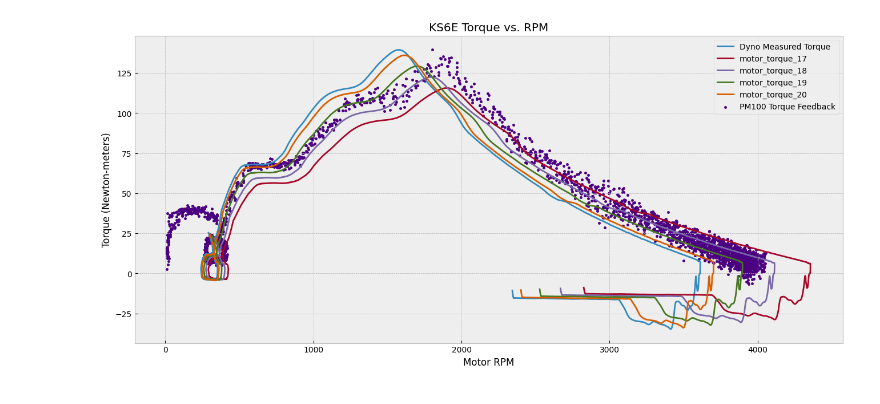
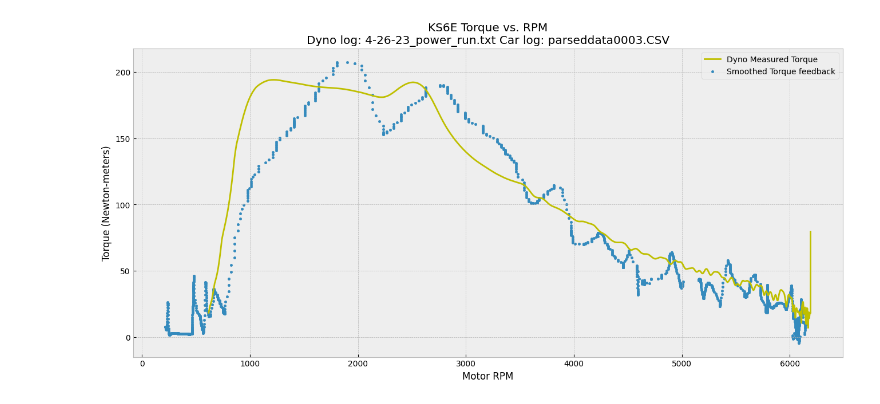
Before and after one commit to KSU-MS/KS5e-Data-Logging, a Jupyter notebook: motor_power_graphs.ipynb, the cells around one changed output. Cells and saved outputs as stored; diff of their text form; code cells hidden in the pictures.

```diff
--- a/motor_power_graphs.ipynb
+++ b/motor_power_graphs.ipynb
@@ -69,15 +84,13 @@ wheel_circums_varied
 # %%
 # open dyno run file
-dyno_run_df = pd.read_csv(dyno_file_path,delimiter="\t")
+dynofile = (os.path.basename(log_paths[log_index][0]))
+dyno_run_df = pd.read_csv(log_paths[log_index][0],delimiter=" ")
 # drop shit rows
 dynorun = dyno_run_df[dyno_run_df["s"]>=0]
 # dynorun = dyno_run_df[dyno_run_df["hp"]>=0]
-try:
-    dynorun.drop(dynorun.columns[[0,4]],axis=1,inplace=True) # remove bs columns
-except:
-    pass
+dynorun=dynorun[['s','hp','mph']]
 del(dyno_run_df)
-dynorun["kw"] = dynorun['hp']/1.341 # add KW column
+dynorun["dyno_kw"] = dynorun['hp']/1.341 # add KW column
 dynorun["wheel_rpm"] = dynorun["mph"] / ((wheel_circumference * 60)/63360 )
 list_of_varied_dims_rpms=[]
 for index,circum in enumerate(tire_dims):
@@ -86,12 +99,12 @@ for index,circum in enumerate(tire_dims):
     list_of_varied_dims_rpms.append(name)
 
 print(list_of_varied_dims_rpms)
-dynorun["wheel_torque"] = (9548.8 * dynorun["kw"])/dynorun["wheel_rpm"]
+dynorun["wheel_torque"] = (9548.8 * dynorun["dyno_kw"])/dynorun["wheel_rpm"]
 
 list_of_varied_wtrq = []
 for index,rpm in enumerate(list_of_varied_dims_rpms):
     wtrqname = "wheel_torque_"+str(tire_dims[index])
-    dynorun[wtrqname]=(9548.8 * dynorun["kw"])/dynorun[rpm]
+    dynorun[wtrqname]=(9548.8 * dynorun["dyno_kw"])/dynorun[rpm]
     list_of_varied_wtrq.append(wtrqname)
 
 dynorun["motor_rpm"]=dynorun["wheel_rpm"]*gear_ratio
@@ -152,0 +248,13 @@ dtype: float64
+# %%
+# get the Xlims of start and end of dyno run (approx)
+dynorunduration = dynorun["s"].max() - dynorun["s"].min()
+xlimstart = carmaxtimestamp - dynorunduration/2
+xlimend = carmaxtimestamp + dynorunduration*2
+
+xlims = (xlimstart,xlimend)
+xlims
+
+# attempt to drop data outside of this range
+vehicle_log  = vehicle_log[(vehicle_log.index > xlims[0])]
+vehicle_log = vehicle_log[(vehicle_log.index < xlims[1])]
+vehicle_log.max()
@@ -153,17 +344,19 @@ dtype: float64
 # %%
 # plot torques and rpms to compare
-plt.style.use('bmh')
-plt.figure(figsize=(16,7))
-plt.plot(dynorun["motor_rpm"],dynorun["motor_torque"],label="Dyno Measured Torque")
+
+fig,ax = plt.subplots(figsize=(16,7))
+ax.plot(dynorun["motor_rpm"],dynorun["motor_torque"],label="Dyno Measured Torque",color='y')
 
 for dim in tire_dims:
-    plt.plot(dynorun["motor_rpm_"+str(dim)],dynorun["motor_torque_"+str(dim)],label="motor_torque_"+str(dim))
+    ax.plot(dynorun["motor_rpm_"+str(dim)],dynorun["motor_torque_"+str(dim)],label="motor_torque_"+str(dim))
 
-plt.scatter(vehicle_log["D2_Motor_Speed"],vehicle_log["D2_Torque_Feedback"],marker='.',color='indigo',label="PM100 Torque Feedback")
+# ax.scatter(vehicle_log["D2_Motor_Speed"],vehicle_log["D2_Torque_Feedback"],marker='.',color='indigo',label="PM100 Torque Feedback")
+ax.scatter(vehicle_log["D2_Motor_Speed"],vehicle_log["smooth_trq"],marker='.',label="Smoothed Torque feedback")
+
 plt.xlabel("Motor RPM")
 plt.ylabel("Torque (Newton-meters)")
 plt.legend()
-plt.title("KS6E Torque vs. RPM")
+plt.title("KS6E Torque vs. RPM"+filenames)
 plt.show()
 # %% [output]
-[figure, old version]
+[figure, new version]
```
Also changed, not shown: parts of 24 cells of this notebook, 3 other files.
